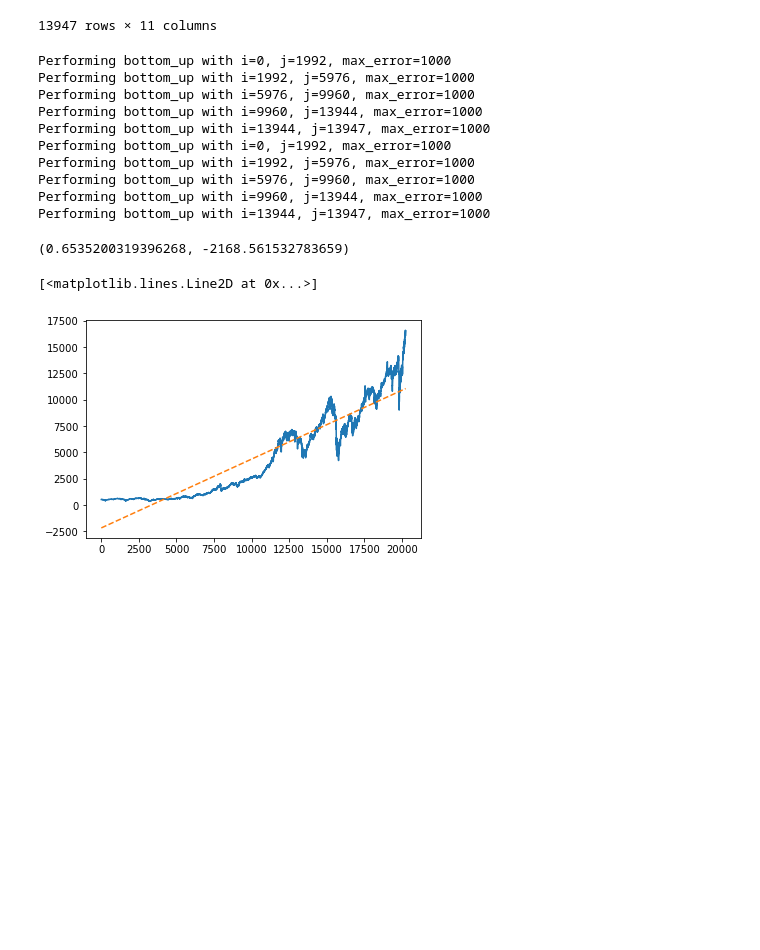
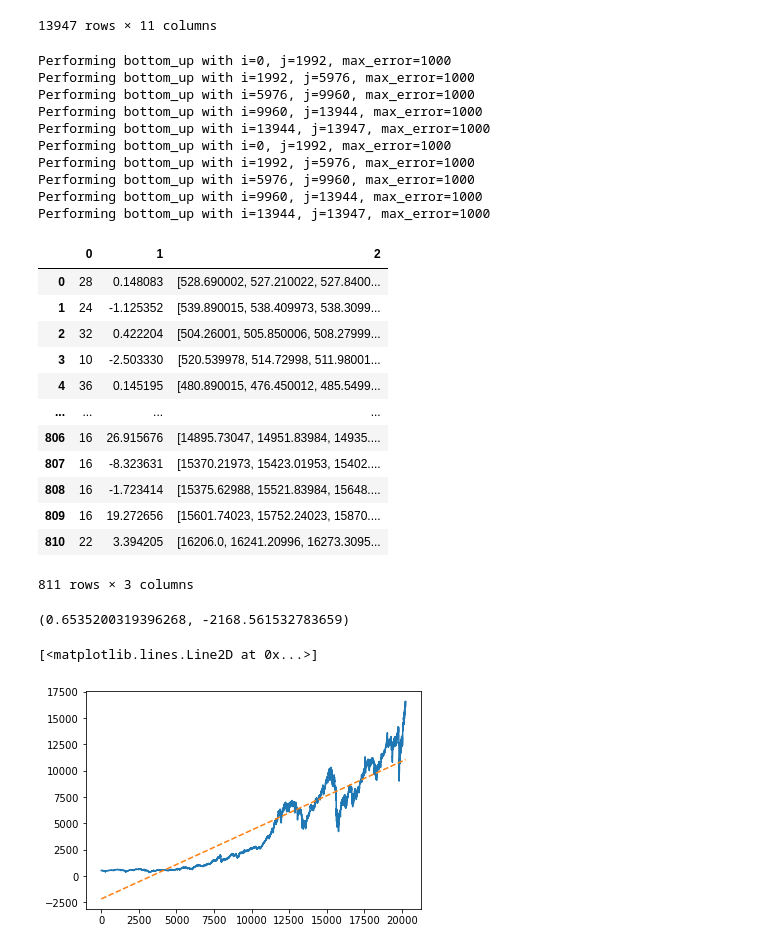
Before and after one commit to nathansng/fintech_library, a Jupyter notebook: notebooks/data_transformation.ipynb, the cells around one changed output. Drawn from its saved outputs; the diff is of its cells as text; code cells hidden in the pictures; blank space fills up the shorter version.

```diff
--- a/notebooks/data_transformation.ipynb
+++ b/notebooks/data_transformation.ipynb
@@ -94,7 +94,7 @@ def convert_to_trend(d, max_error, min_segment_length):
 
     trends = [[None, None, None] for _ in range(len(sequences))]
     for idx, sequence in enumerate(sequences):
-        trends[idx][0] = min_segment_length # duration
+        trends[idx][0] = sequence[1] - sequence[0] # duration
         trends[idx][1] = __calculate_slope(x, y, sequence[0], sequence[1])
         trends[idx][2] = [y[i] for i in range(sequence[0], sequence[1])]
 
@@ -206,6 +206,22 @@ Performing bottom_up with i=1992, j=5976, max_error=1000
 Performing bottom_up with i=5976, j=9960, max_error=1000
 Performing bottom_up with i=9960, j=13944, max_error=1000
 Performing bottom_up with i=13944, j=13947, max_error=1000
+# %%
+pd.DataFrame(converted_data_10)
+# %% [output]
+|  | 0 | 1 | 2 |
+| 0 | 28 | 0.148083 | [528.690002, 527.210022, 527.8400... |
+| 1 | 24 | -1.125352 | [539.890015, 538.409973, 538.3099... |
+| 2 | 32 | 0.422204 | [504.26001, 505.850006, 508.27999... |
+| 3 | 10 | -2.503330 | [520.539978, 514.72998, 511.98001... |
+| 4 | 36 | 0.145195 | [480.890015, 476.450012, 485.5499... |
+| ... | ... | ... | ... |
+| 806 | 16 | 26.915676 | [14895.73047, 14951.83984, 14935.... |
+| 807 | 16 | -8.323631 | [15370.21973, 15423.01953, 15402.... |
+| 808 | 16 | -1.723414 | [15375.62988, 15521.83984, 15648.... |
+| 809 | 16 | 19.272656 | [15601.74023, 15752.24023, 15870.... |
+| 810 | 22 | 3.394205 | [16206.0, 16241.20996, 16273.3095... |
+811 rows × 3 columns
 # %%
 x = np.array(df["x"])
 y = np.array(df["Open"])
```
